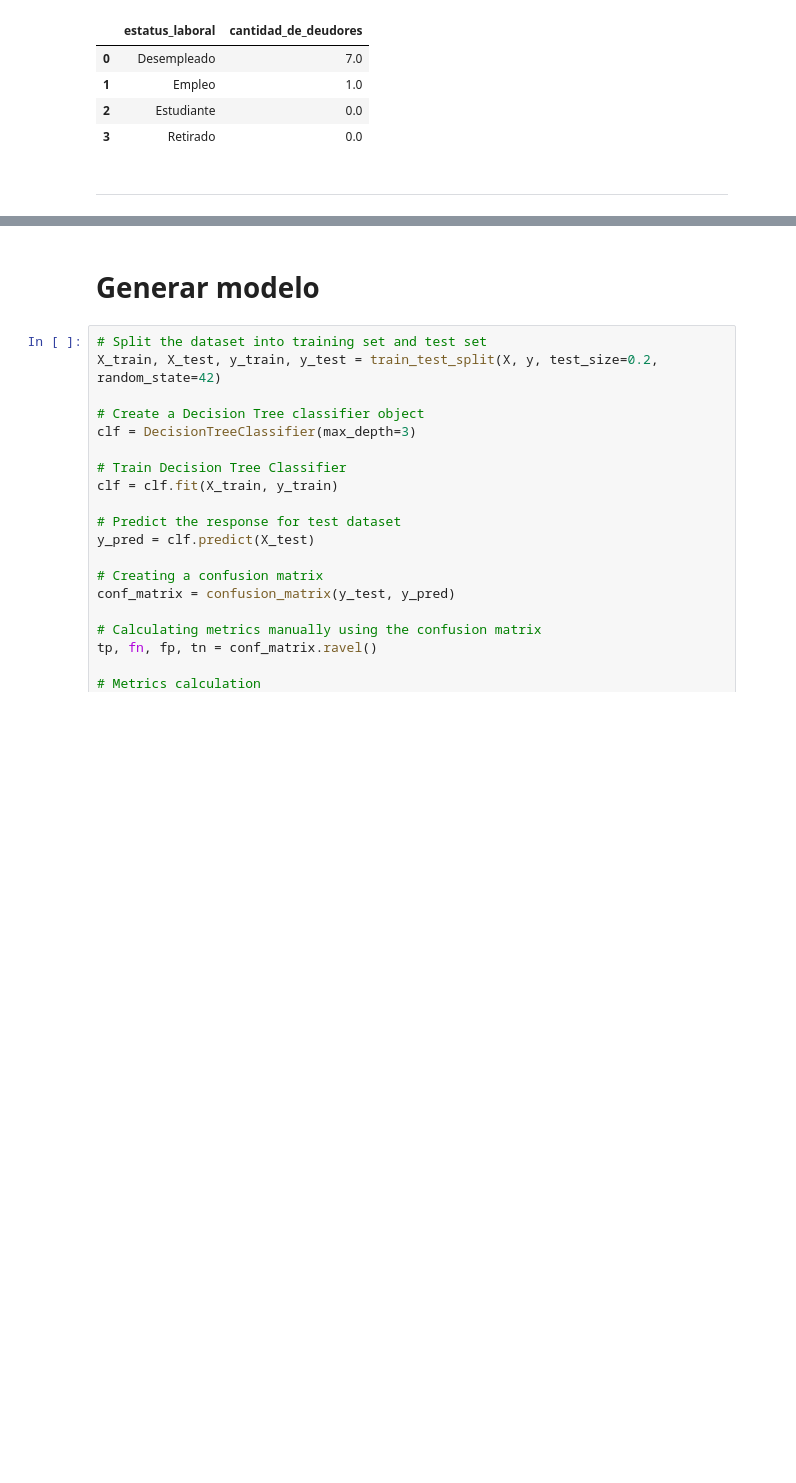
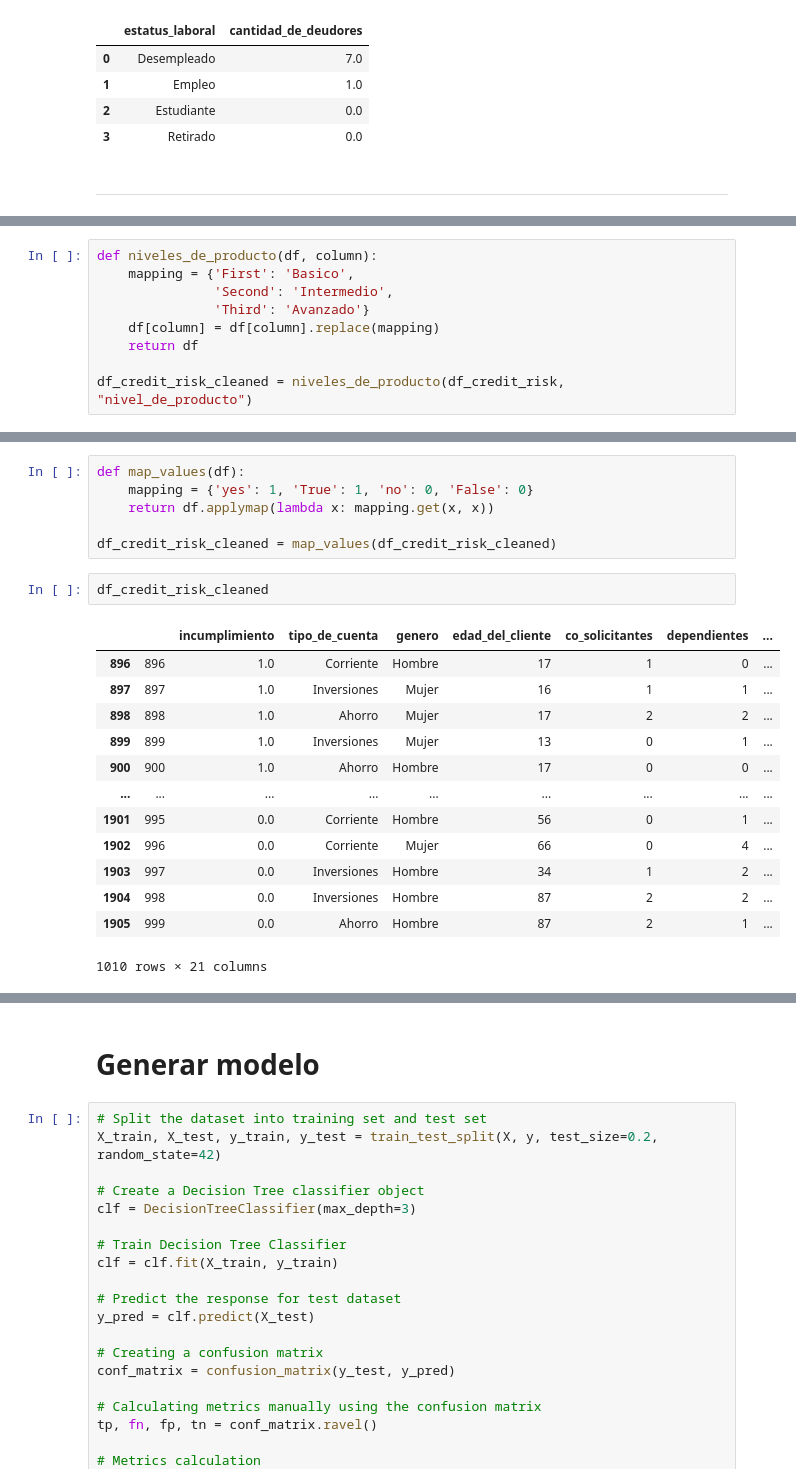
Before and after one commit to lnastri25/POO_UCEMA, a Jupyter notebook: modelos_segundo_parcial/credit_risk/riesgo_crediticio.ipynb, the cells around one changed output, grey strips where cells are left out. Cells and saved outputs as stored; diff of their text form; blank space fills up the shorter version.

```diff
--- a/modelos_segundo_parcial/credit_risk/riesgo_crediticio.ipynb
+++ b/modelos_segundo_parcial/credit_risk/riesgo_crediticio.ipynb
@@ -443,0 +513,9 @@ ___
+# %%
+def niveles_de_producto(df, column):
+    mapping = {'First': 'Basico',
+               'Second': 'Intermedio',
+               'Third': 'Avanzado'}
+    df[column] = df[column].replace(mapping)
+    return df
+
+df_credit_risk_cleaned = niveles_de_producto(df_credit_risk, "nivel_de_producto")
@@ -443,0 +545,22 @@ ___
+# %%
+def map_values(df):
+    mapping = {'yes': 1, 'True': 1, 'no': 0, 'False': 0}
+    return df.applymap(lambda x: mapping.get(x, x))
+
+df_credit_risk_cleaned = map_values(df_credit_risk_cleaned)
+# %%
+df_credit_risk_cleaned
+# %% [output]
+|  |  | incumplimiento | tipo_de_cuenta | genero | edad_del_cliente | co_solicitantes | dependientes | ... |
+| 896 | 896 | 1.0 | Corriente | Hombre | 17 | 1 | 0 | ... |
+| 897 | 897 | 1.0 | Inversiones | Mujer | 16 | 1 | 1 | ... |
+| 898 | 898 | 1.0 | Ahorro | Mujer | 17 | 2 | 2 | ... |
+| 899 | 899 | 1.0 | Inversiones | Mujer | 13 | 0 | 1 | ... |
+| 900 | 900 | 1.0 | Ahorro | Hombre | 17 | 0 | 0 | ... |
+| ... | ... | ... | ... | ... | ... | ... | ... | ... |
+| 1901 | 995 | 0.0 | Corriente | Hombre | 56 | 0 | 1 | ... |
+| 1902 | 996 | 0.0 | Corriente | Mujer | 66 | 0 | 4 | ... |
+| 1903 | 997 | 0.0 | Inversiones | Hombre | 34 | 1 | 2 | ... |
+| 1904 | 998 | 0.0 | Inversiones | Hombre | 87 | 2 | 2 | ... |
+| 1905 | 999 | 0.0 | Ahorro | Hombre | 87 | 2 | 1 | ... |
+1010 rows × 21 columns
```
Also changed, not shown: parts of 26 cells of this notebook.
